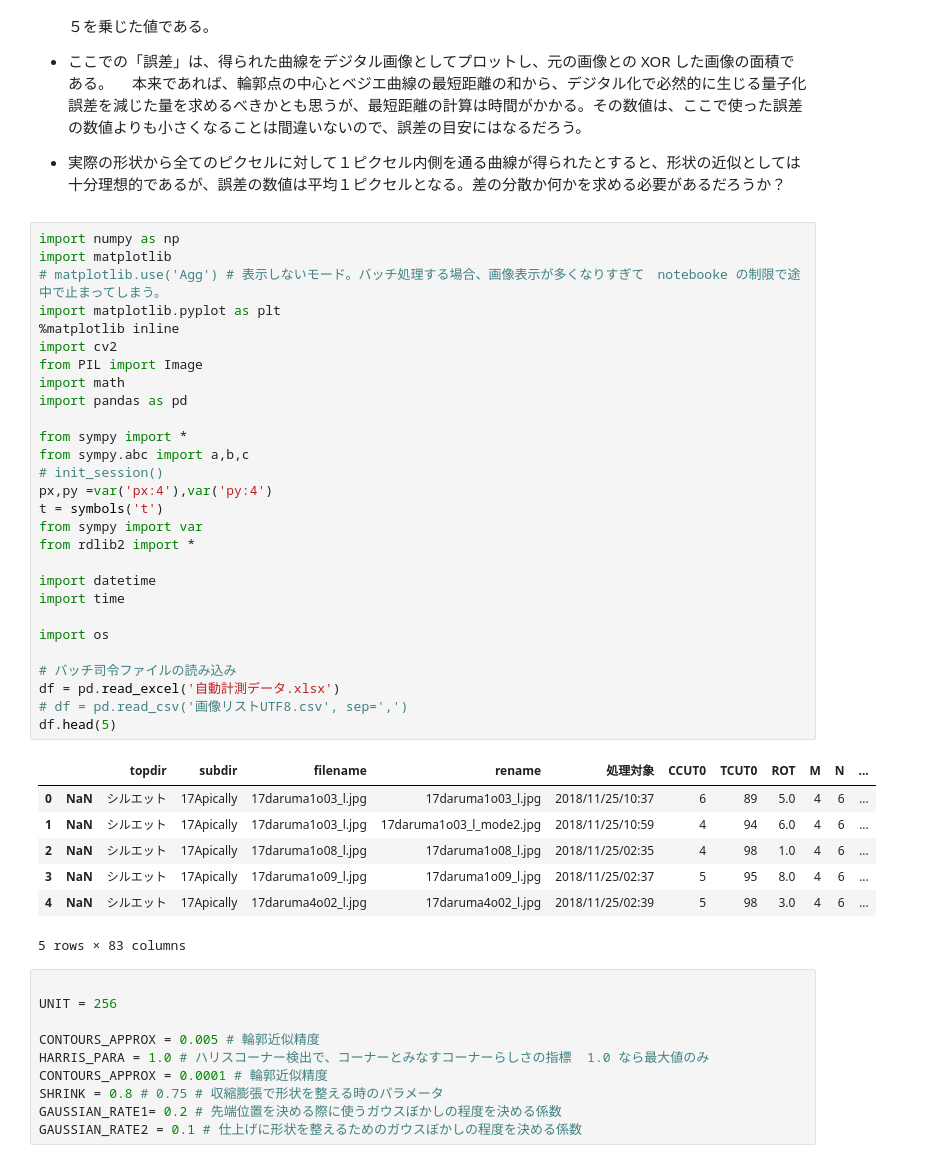
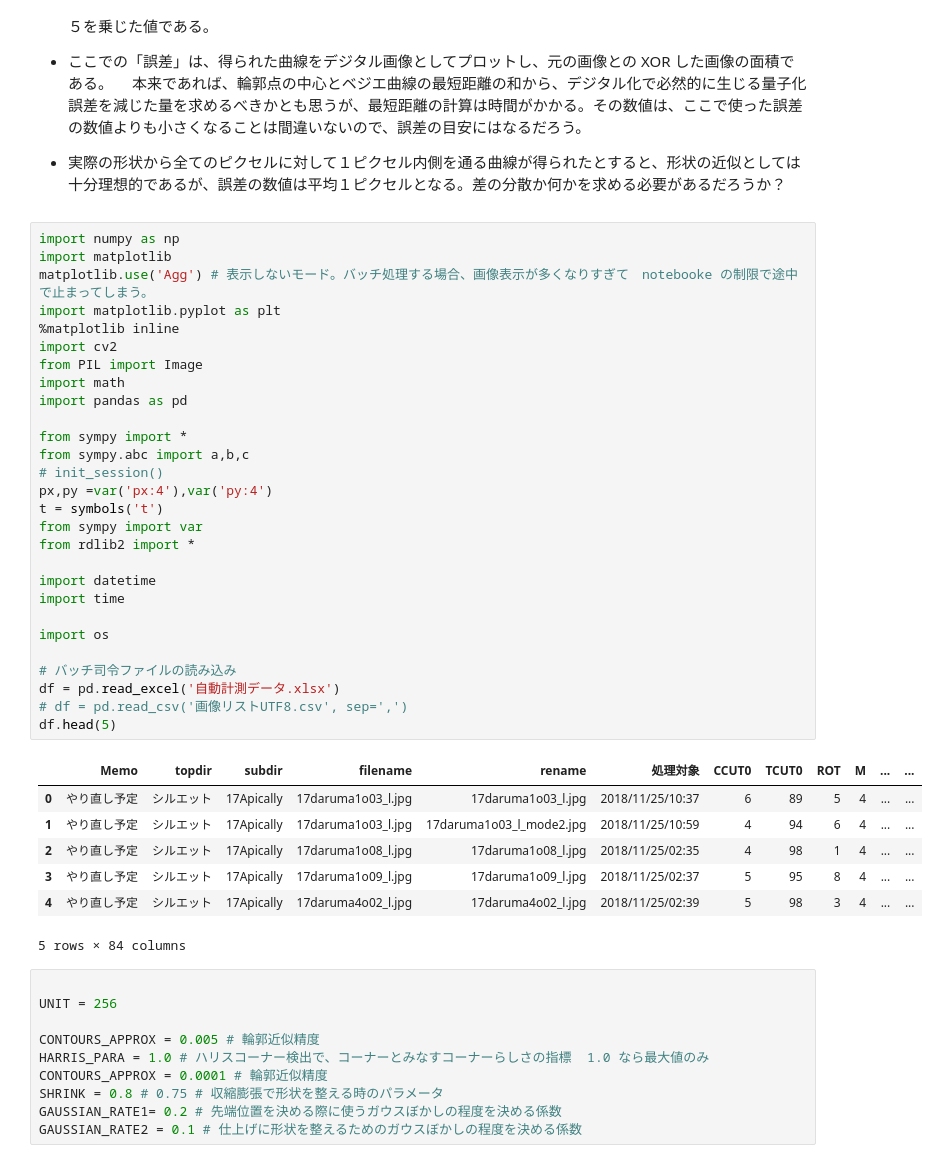
Before and after one commit to iciromaco/RL2nd, a Jupyter notebook: ツール５ -計測バッチ処理プログラム.ipynb, the cells around one changed output. Cells and saved outputs as stored; diff of their text form.

```diff
--- a/ツール５ -計測バッチ処理プログラム.ipynb
+++ b/ツール５ -計測バッチ処理プログラム.ipynb
@@ -73,39 +73,39 @@
 # %%
 import numpy as np
 import matplotlib
-# matplotlib.use('Agg') # 表示しないモード。バッチ処理する場合、画像表示が多くなりすぎて　notebooke の制限で途中で止まってしまう。
+matplotlib.use('Agg') # 表示しないモード。バッチ処理する場合、画像表示が多くなりすぎて　notebooke の制限で途中で止まってしまう。
 import matplotlib.pyplot as plt
 %matplotlib inline
 import cv2
 from PIL import Image
 import math
 import pandas as pd
 
 from sympy import *
 from sympy.abc import a,b,c
 # init_session()
 px,py =var('px:4'),var('py:4')
 t = symbols('t')
 from sympy import var
 from rdlib2 import *
 
 import datetime
 import time
 
 import os
 
 # バッチ司令ファイルの読み込み
 df = pd.read_excel('自動計測データ.xlsx')
 # df = pd.read_csv('画像リストUTF8.csv', sep=',')
 df.head(5)
 # %% [output]
-|  |  | topdir | subdir | filename | rename | 処理対象 | CCUT0 | TCUT0 | ROT | M | N | ... |
-| 0 | NaN | シルエット | 17Apically | 17daruma1o03_l.jpg | 17daruma1o03_l.jpg | 2018/11/25/10:37 | 6 | 89 | 5.0 | 4 | 6 | ... |
-| 1 | NaN | シルエット | 17Apically | 17daruma1o03_l.jpg | 17daruma1o03_l_mode2.jpg | 2018/11/25/10:59 | 4 | 94 | 6.0 | 4 | 6 | ... |
-| 2 | NaN | シルエット | 17Apically | 17daruma1o08_l.jpg | 17daruma1o08_l.jpg | 2018/11/25/02:35 | 4 | 98 | 1.0 | 4 | 6 | ... |
-| 3 | NaN | シルエット | 17Apically | 17daruma1o09_l.jpg | 17daruma1o09_l.jpg | 2018/11/25/02:37 | 5 | 95 | 8.0 | 4 | 6 | ... |
-| 4 | NaN | シルエット | 17Apically | 17daruma4o02_l.jpg | 17daruma4o02_l.jpg | 2018/11/25/02:39 | 5 | 98 | 3.0 | 4 | 6 | ... |
+|  | Memo | topdir | subdir | filename | rename | 処理対象 | CCUT0 | TCUT0 | ROT | M | ... | ... |
+| 0 | やり直し予定 | シルエット | 17Apically | 17daruma1o03_l.jpg | 17daruma1o03_l.jpg | 2018/11/25/10:37 | 6 | 89 | 5 | 4 | ... | ... |
+| 1 | やり直し予定 | シルエット | 17Apically | 17daruma1o03_l.jpg | 17daruma1o03_l_mode2.jpg | 2018/11/25/10:59 | 4 | 94 | 6 | 4 | ... | ... |
+| 2 | やり直し予定 | シルエット | 17Apically | 17daruma1o08_l.jpg | 17daruma1o08_l.jpg | 2018/11/25/02:35 | 4 | 98 | 1 | 4 | ... | ... |
+| 3 | やり直し予定 | シルエット | 17Apically | 17daruma1o09_l.jpg | 17daruma1o09_l.jpg | 2018/11/25/02:37 | 5 | 95 | 8 | 4 | ... | ... |
+| 4 | やり直し予定 | シルエット | 17Apically | 17daruma4o02_l.jpg | 17daruma4o02_l.jpg | 2018/11/25/02:39 | 5 | 98 | 3 | 4 | ... | ... |
-5 rows × 83 columns
+5 rows × 84 columns
 # %%
 
 UNIT = 256
```
Also changed, not shown: parts of 3 cells of this notebook, 4 other files.
